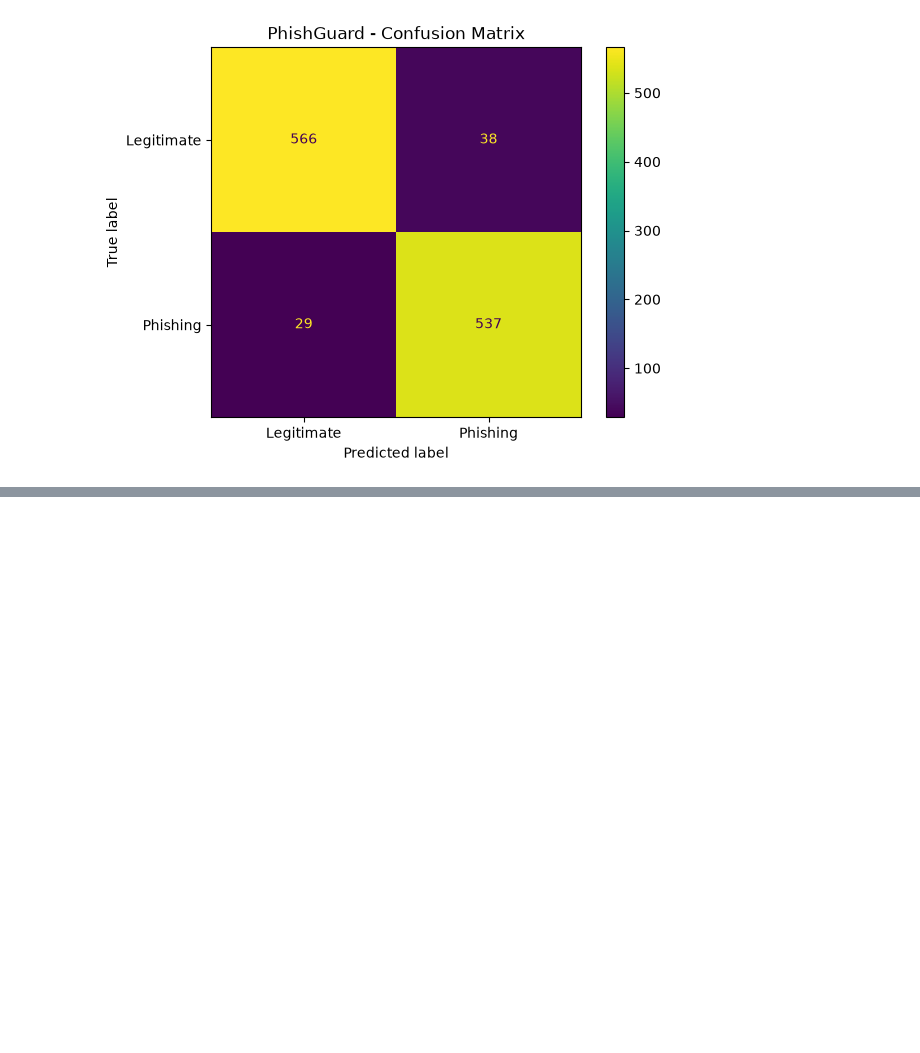
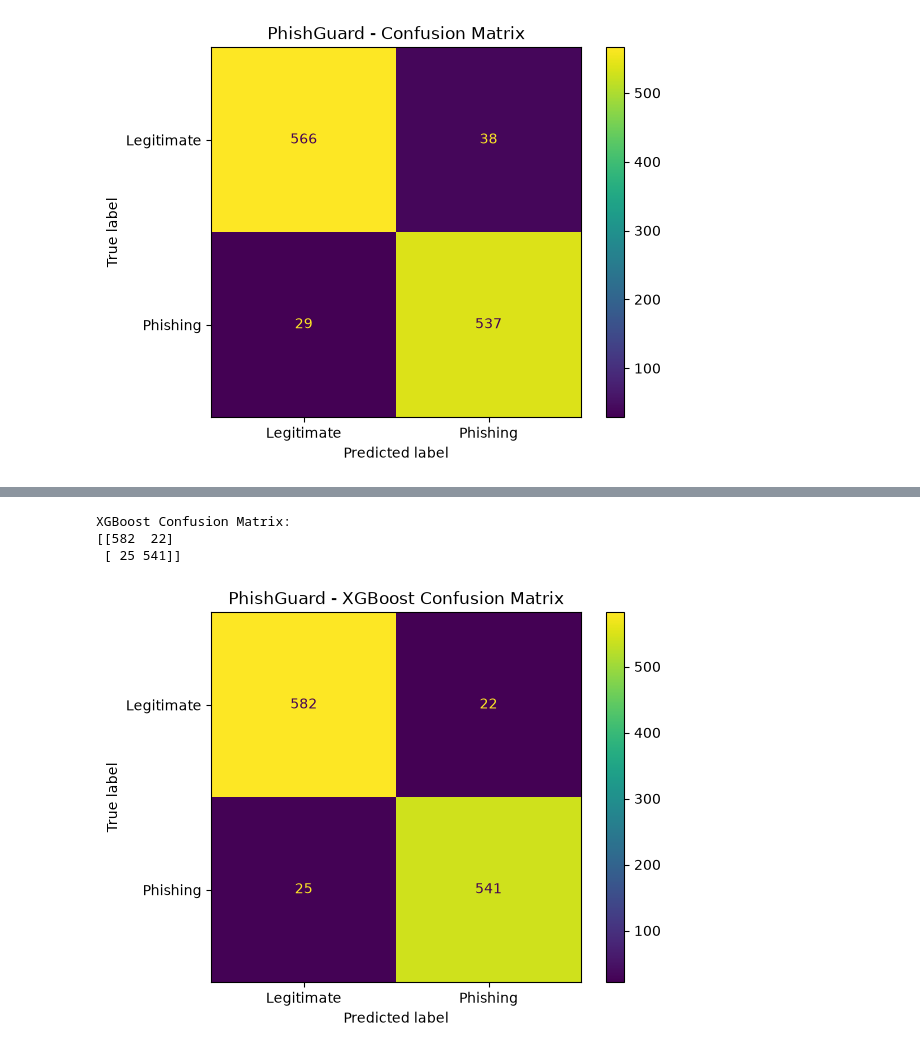
Before and after one commit to Lipun17/PhishGuard, a Jupyter notebook: notebooks/01_dataset_exploration.ipynb, the cells around one changed output, grey strips where cells are left out. Cells and saved outputs as stored; diff of their text form; code cells hidden in the pictures; blank space fills up the shorter version.

Commit message:
Complete phishing model experimentation

```diff
--- a/notebooks/01_dataset_exploration.ipynb
+++ b/notebooks/01_dataset_exploration.ipynb
@@ -460,0 +566,12 @@ plt.show()
+# %%
+xgb_model = XGBClassifier(
+    n_estimators=200,
+    max_depth=6,
+    learning_rate=0.1,
+    random_state=42,
+    eval_metric="logloss"
+)
+
+xgb_model.fit(X_train, y_train)
+
+print("XGBoost model trained successfully!")
@@ -460,0 +580,8 @@ plt.show()
+# %%
+xgb_pred = xgb_model.predict(X_test)
+
+xgb_accuracy = accuracy_score(y_test, xgb_pred)
+xgb_f1 = f1_score(y_test, xgb_pred)
+
+print("XGBoost Accuracy:", xgb_accuracy)
+print("XGBoost F1 Score:", xgb_f1)
@@ -460,0 +627,20 @@ plt.show()
+# %%
+xgb_cm = confusion_matrix(y_test, xgb_pred)
+
+print("XGBoost Confusion Matrix:")
+print(xgb_cm)
+# %% [output]
+XGBoost Confusion Matrix:
+[[582  22]
+ [ 25 541]]
+# %%
+ConfusionMatrixDisplay.from_predictions(
+    y_test,
+    xgb_pred,
+    display_labels=["Legitimate", "Phishing"]
+)
+
+plt.title("PhishGuard - XGBoost Confusion Matrix")
+plt.show()
+# %% [output]
+[figure, added]
```
Also changed, not shown: parts of 14 cells of this notebook.
